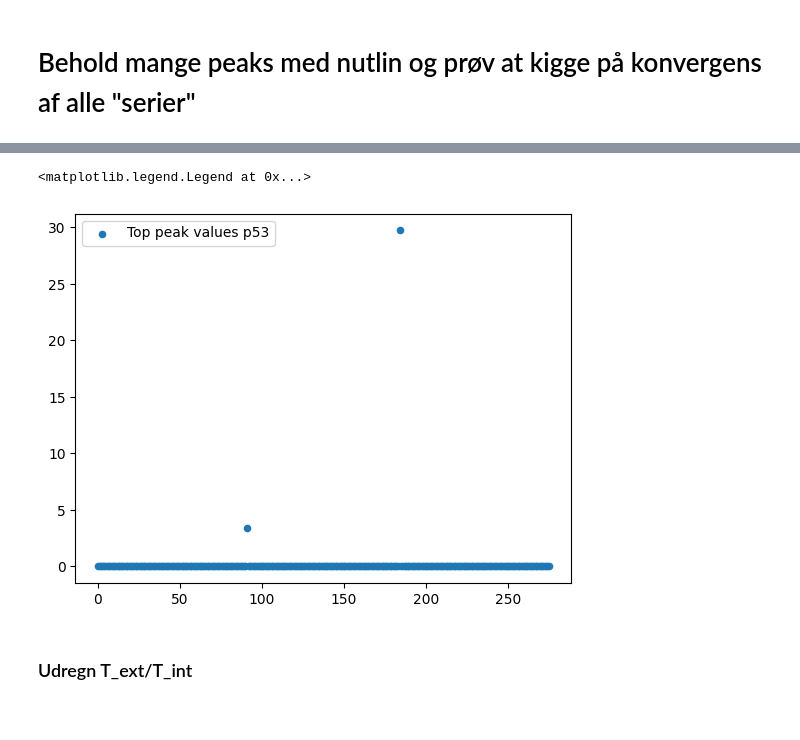
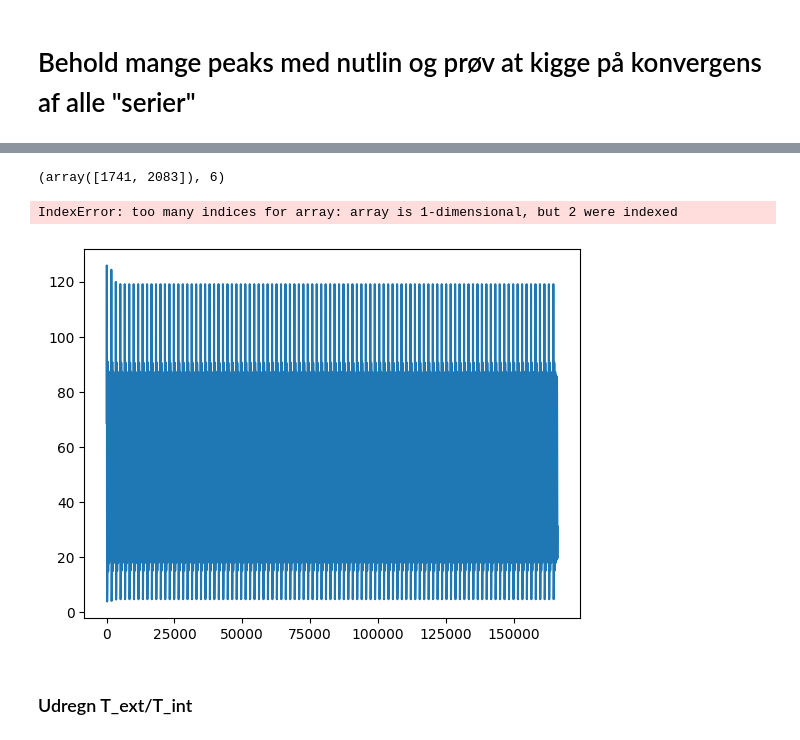
Before and after one commit to ErikBachRyhl/p53, a Jupyter notebook: Nutlin-tilføjelse.ipynb, the cells around one changed output, grey strips where cells are left out. Cells and saved outputs as stored; diff of their text form; code cells hidden in the pictures.

```diff
--- a/Nutlin-tilføjelse.ipynb
+++ b/Nutlin-tilføjelse.ipynb
@@ -313,14 +313,2 @@ Text(0.5, 1.0, 'Variation i periode?')
 # %% [markdown]
 # Behold mange peaks med nutlin og prøv at kigge på konvergens af alle "serier"
-# %%
-def sort_and_split_peak_series(t, y, peak_indices, threshold):
-    sorted = np.sort(y[peak_indices])
-    diff = np.diff(sorted)
-
-    ratio = abs(diff[1:]/diff[:-1])
-
-    last_split_index = np.where(ratio > threshold)[0][-1] + 2 # Is this always the last one? It seems we need +2 because the index gets shifted twice. One by diff, one by ratio
-
-    y_peaks = np.where(np.isin(y, sorted[last_split_index:]))
-
-    return y_peaks, diff
@@ -353,9 +397,17 @@ dummy = np.arange(len(diff))
-# %%
-plt.scatter(dummy, diff, s=20, color="C0", label="Top peak values p53")
-plt.legend()
-# %% [output]
-<matplotlib.legend.Legend at 0x...>
-[figure, removed]
+# %%
+p_peaks
+# %% [output]
+(array([1741, 2083]), 6)
+# %%
+plt.plot(t_1, p_1, label="p53")
+plt.scatter(t_1[p_peaks], p_1[p_peaks], s=60, c="red", marker='*', label=f"Amplitude: {A_int}")
+
+plt.legend()
+
+plt.title(f"Oscillationer af p53 koncentration med perioden T = {T_int:.4} [min]")
+# %% [output]
+IndexError: too many indices for array: array is 1-dimensional, but 2 were indexed
+[figure, added]
 # %% [markdown]
 ### Udregn T_ext/T_int
 # %%
```
Also changed, not shown: parts of 17 cells of this notebook.
